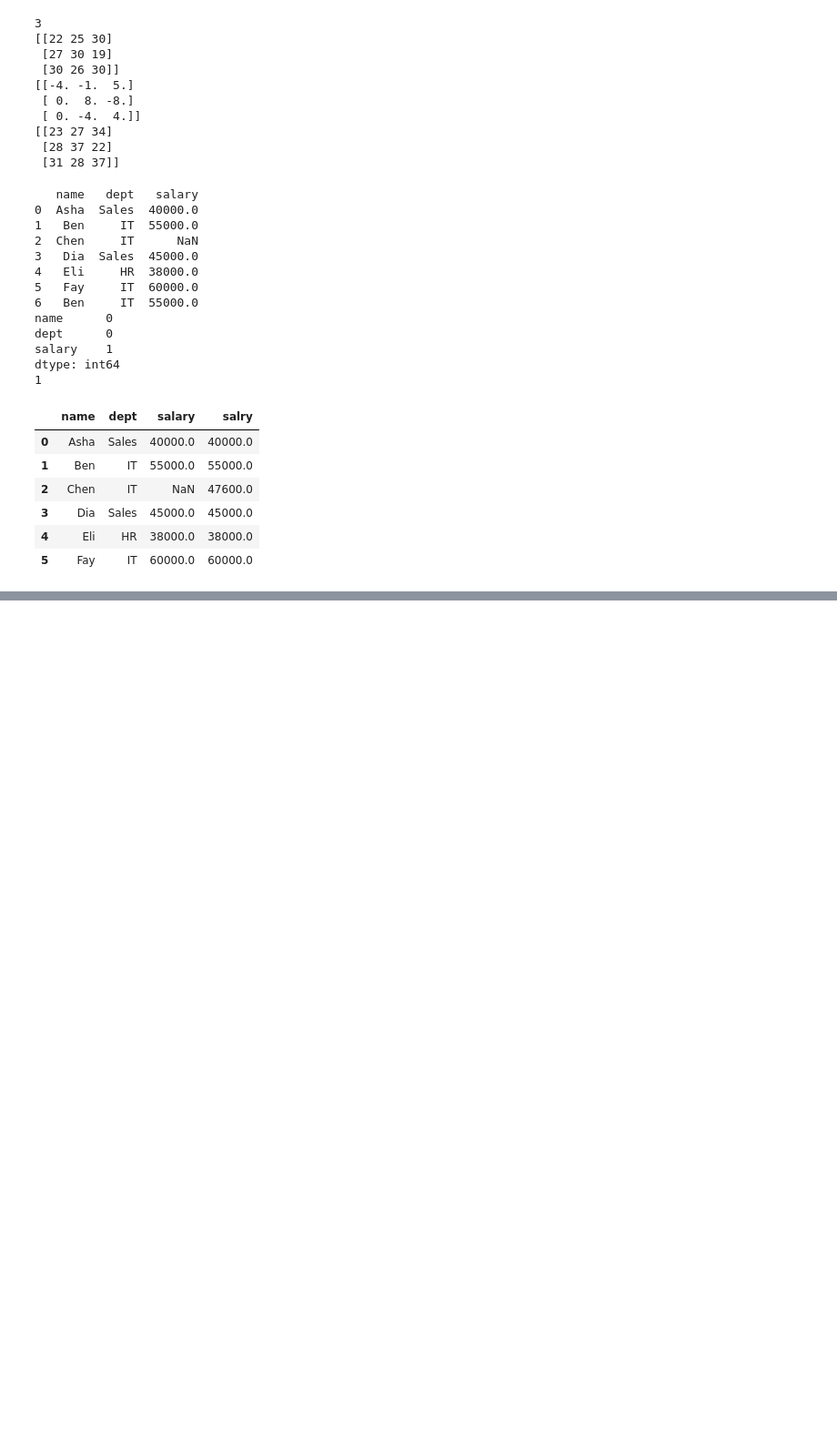
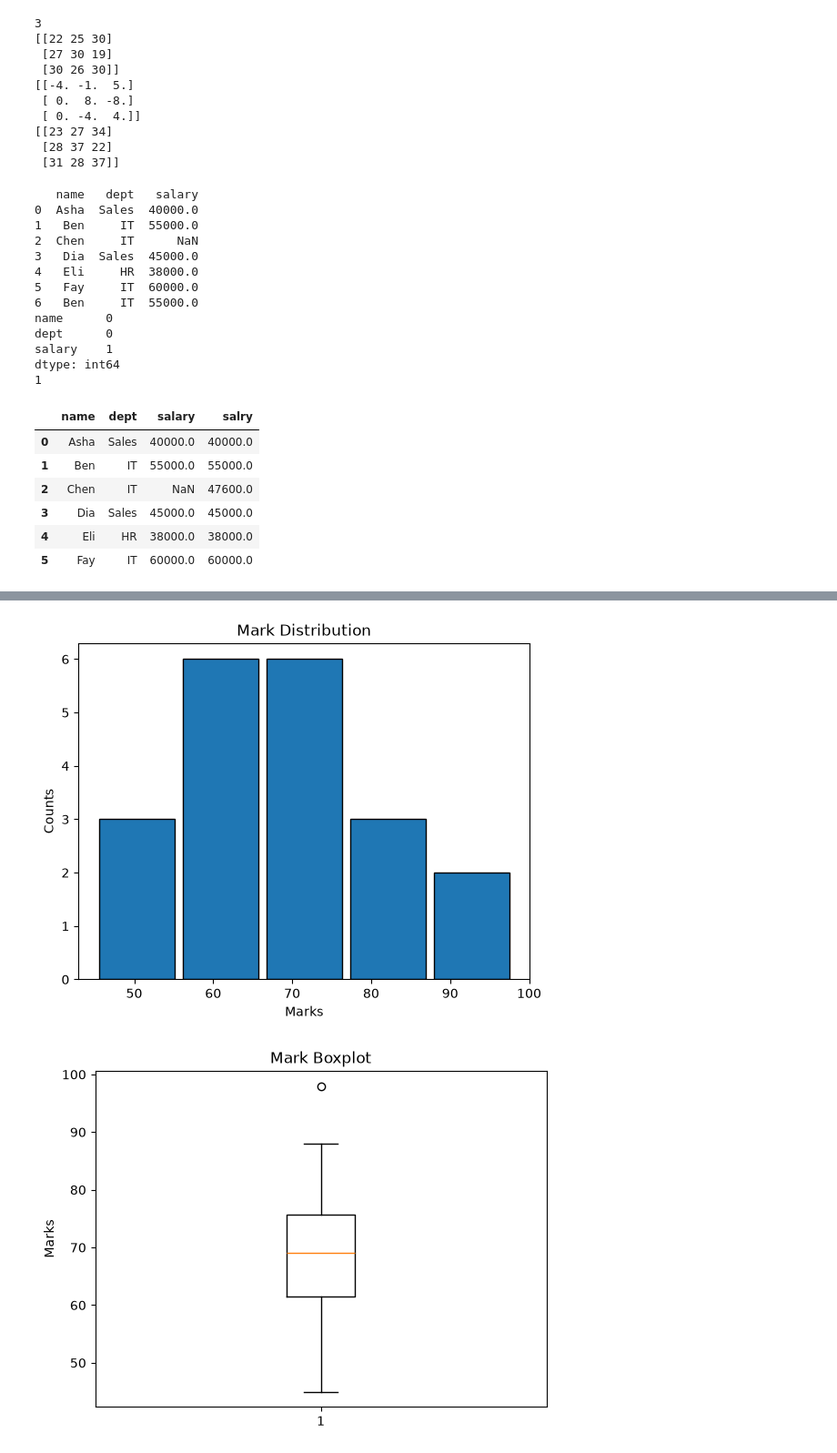
Before and after one commit to fayaspsulfikkar/daily-ml-practice, a Jupyter notebook: Learning/Week3/final_practicing_2.ipynb, the cells around one changed output, grey strips where cells are left out. Shown at 91% size. Drawn from its saved outputs; the diff is of its cells as text; code cells hidden in the pictures; blank space fills up the shorter version.

```diff
--- a/Learning/Week3/final_practicing_2.ipynb
+++ b/Learning/Week3/final_practicing_2.ipynb
@@ -429,0 +477,22 @@ dtype: int64
+# %%
+marks = [45, 52, 55, 58, 60, 62, 63, 65, 66, 68, 70, 71, 72, 74, 75, 78, 80, 84, 88, 98]
+
+plt.figure()
+plt.hist(marks,
+         bins=5,
+         rwidth=0.9,
+         edgecolor="black")
+plt.title("Mark Distribution")
+plt.xlabel("Marks")
+plt.ylabel("Counts")
+
+plt.figure()
+
+plt.boxplot(marks)
+plt.title("Mark Boxplot")
+plt.ylabel("Marks")
+
+plt.show()
+# %% [output]
+[figure, added]
+[figure, added]
```
Also changed, not shown: parts of 7 cells of this notebook, 1 other file.
